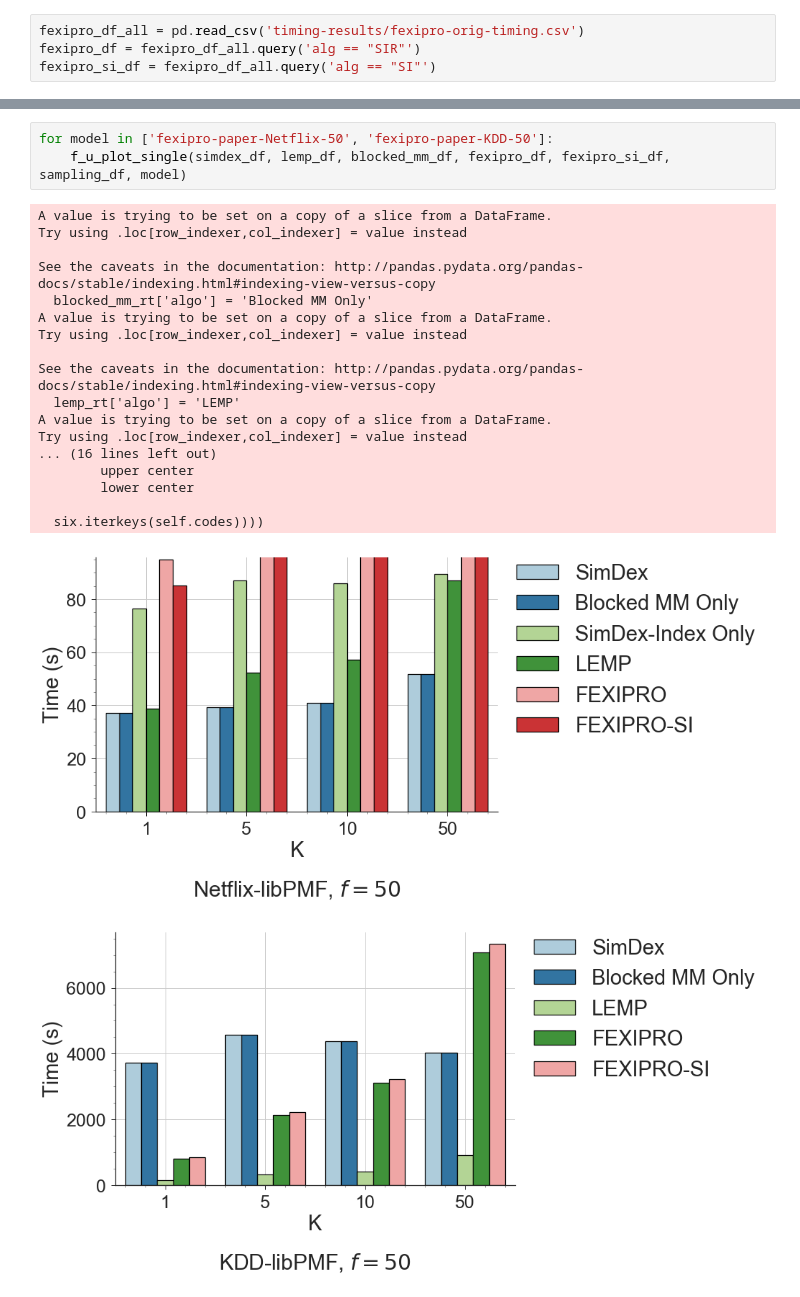
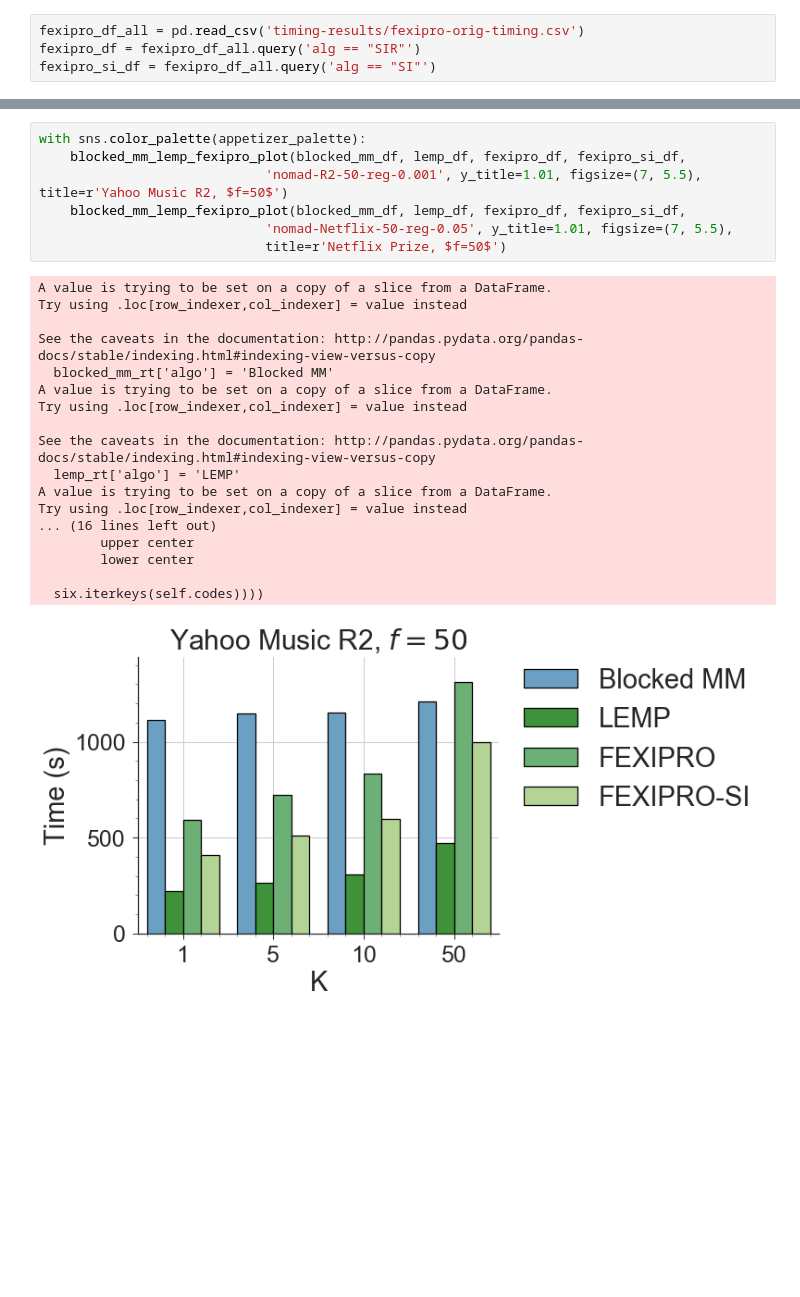
Before and after one commit to stanford-futuredata/optimus-maximus, a Jupyter notebook: plots/simdex-plots.ipynb, the cells around one changed output, grey strips where cells are left out. Drawn from its saved outputs; the diff is of its cells as text; blank space fills up the shorter version.

```diff
--- a/plots/simdex-plots.ipynb
+++ b/plots/simdex-plots.ipynb
@@ -142,23 +125,26 @@ Max percent overhead: 0.0762243883392
-# %%
-for model in ['fexipro-paper-Netflix-50', 'fexipro-paper-KDD-50']:
-    f_u_plot_single(simdex_df, lemp_df, blocked_mm_df, fexipro_df, fexipro_si_df, sampling_df, model)
-# %% [output]
-A value is trying to be set on a copy of a slice from a DataFrame.
-Try using .loc[row_indexer,col_indexer] = value instead
-
-See the caveats in the documentation: http://pandas.pydata.org/pandas-docs/stable/indexing.html#indexing-view-versus-copy
-  blocked_mm_rt['algo'] = 'Blocked MM Only'
-A value is trying to be set on a copy of a slice from a DataFrame.
-Try using .loc[row_indexer,col_indexer] = value instead
-
-See the caveats in the documentation: http://pandas.pydata.org/pandas-docs/stable/indexing.html#indexing-view-versus-copy
-  lemp_rt['algo'] = 'LEMP'
-A value is trying to be set on a copy of a slice from a DataFrame.
-Try using .loc[row_indexer,col_indexer] = value instead
-... (16 lines left out)
-        upper center
-        lower center
-
-  six.iterkeys(self.codes))))
-[figure, removed]
-[figure, removed]
+# %%
+with sns.color_palette(appetizer_palette):
+    blocked_mm_lemp_fexipro_plot(blocked_mm_df, lemp_df, fexipro_df, fexipro_si_df,
+                             'nomad-R2-50-reg-0.001', y_title=1.01, figsize=(7, 5.5), title=r'Yahoo Music R2, $f=50$')
+    blocked_mm_lemp_fexipro_plot(blocked_mm_df, lemp_df, fexipro_df, fexipro_si_df,
+                             'nomad-Netflix-50-reg-0.05', y_title=1.01, figsize=(7, 5.5),
+                             title=r'Netflix Prize, $f=50$')
+# %% [output]
+A value is trying to be set on a copy of a slice from a DataFrame.
+Try using .loc[row_indexer,col_indexer] = value instead
+
+See the caveats in the documentation: http://pandas.pydata.org/pandas-docs/stable/indexing.html#indexing-view-versus-copy
+  blocked_mm_rt['algo'] = 'Blocked MM'
+A value is trying to be set on a copy of a slice from a DataFrame.
+Try using .loc[row_indexer,col_indexer] = value instead
+
+See the caveats in the documentation: http://pandas.pydata.org/pandas-docs/stable/indexing.html#indexing-view-versus-copy
+  lemp_rt['algo'] = 'LEMP'
+A value is trying to be set on a copy of a slice from a DataFrame.
+Try using .loc[row_indexer,col_indexer] = value instead
+... (16 lines left out)
+        upper center
+        lower center
+
+  six.iterkeys(self.codes))))
+[figure, added]
```
Also changed, not shown: parts of 10 cells of this notebook, 5 other files.
